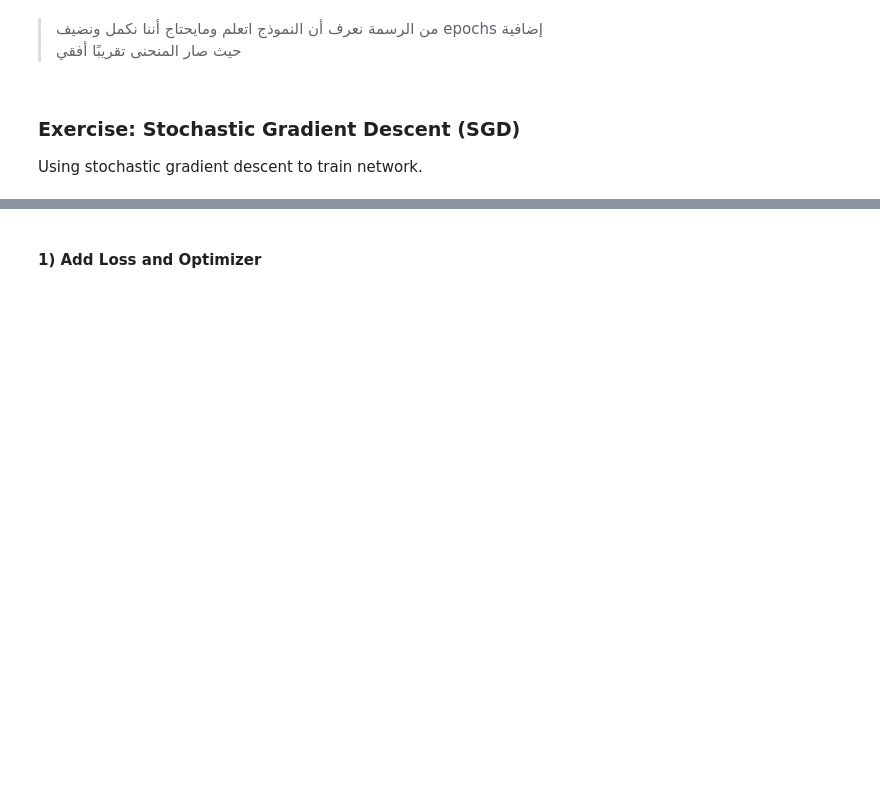
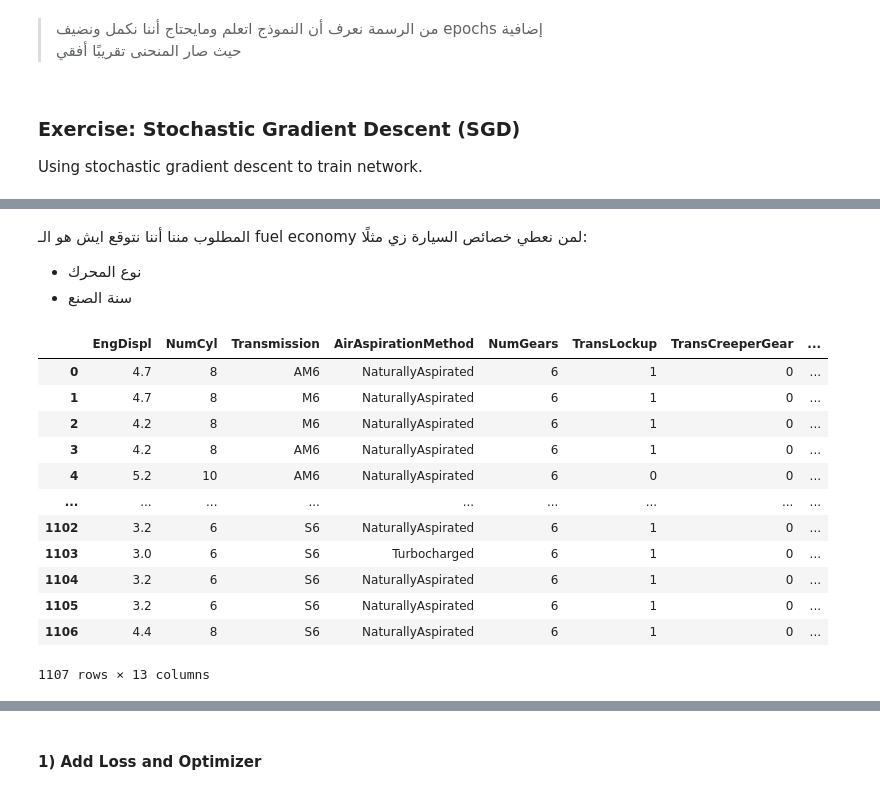
Before and after one commit to JBadawood/Kaggle, a Jupyter notebook: Intro_to_DL-Kaggle.ipynb, the cells around one changed output, grey strips where cells are left out. Cells and saved outputs as stored; diff of their text form; code cells hidden in the pictures; blank space fills up the shorter version.

```diff
--- a/Intro_to_DL-Kaggle.ipynb
+++ b/Intro_to_DL-Kaggle.ipynb
@@ -1590,0 +1618,2 @@ Using stochastic gradient descent to train network.
+# %%
+data = pd.read_csv('/content/drive/MyDrive/iMLND/Kaggle/Intro_to_DL/fuel.csv')
@@ -1590,0 +1663,23 @@ Using stochastic gradient descent to train network.
+# %% [markdown]
+المطلوب مننا أننا نتوقع ايش هو الـ fuel economy لمن نعطي خصائص السيارة زي مثلًا:
+- نوع المحرك
+- سنة الصنع
+# %%
+X = data.copy()
+y = X.pop('FE')
+# %%
+X
+# %% [output]
+|  | EngDispl | NumCyl | Transmission | AirAspirationMethod | NumGears | TransLockup | TransCreeperGear | ... |
+| 0 | 4.7 | 8 | AM6 | NaturallyAspirated | 6 | 1 | 0 | ... |
+| 1 | 4.7 | 8 | M6 | NaturallyAspirated | 6 | 1 | 0 | ... |
+| 2 | 4.2 | 8 | M6 | NaturallyAspirated | 6 | 1 | 0 | ... |
+| 3 | 4.2 | 8 | AM6 | NaturallyAspirated | 6 | 1 | 0 | ... |
+| 4 | 5.2 | 10 | AM6 | NaturallyAspirated | 6 | 0 | 0 | ... |
+| ... | ... | ... | ... | ... | ... | ... | ... | ... |
+| 1102 | 3.2 | 6 | S6 | NaturallyAspirated | 6 | 1 | 0 | ... |
+| 1103 | 3.0 | 6 | S6 | Turbocharged | 6 | 1 | 0 | ... |
+| 1104 | 3.2 | 6 | S6 | NaturallyAspirated | 6 | 1 | 0 | ... |
+| 1105 | 3.2 | 6 | S6 | NaturallyAspirated | 6 | 1 | 0 | ... |
+| 1106 | 4.4 | 8 | S6 | NaturallyAspirated | 6 | 1 | 0 | ... |
+1107 rows × 13 columns
```
Also changed, not shown: parts of 31 cells of this notebook.
